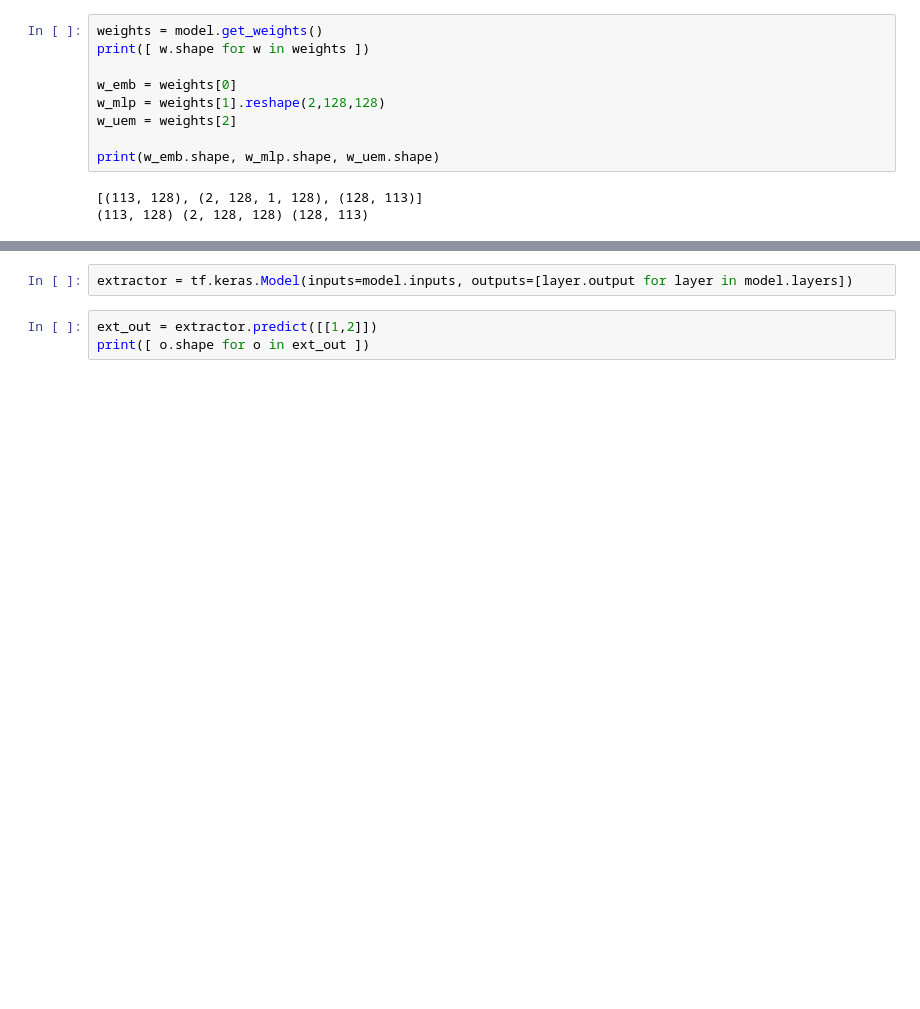
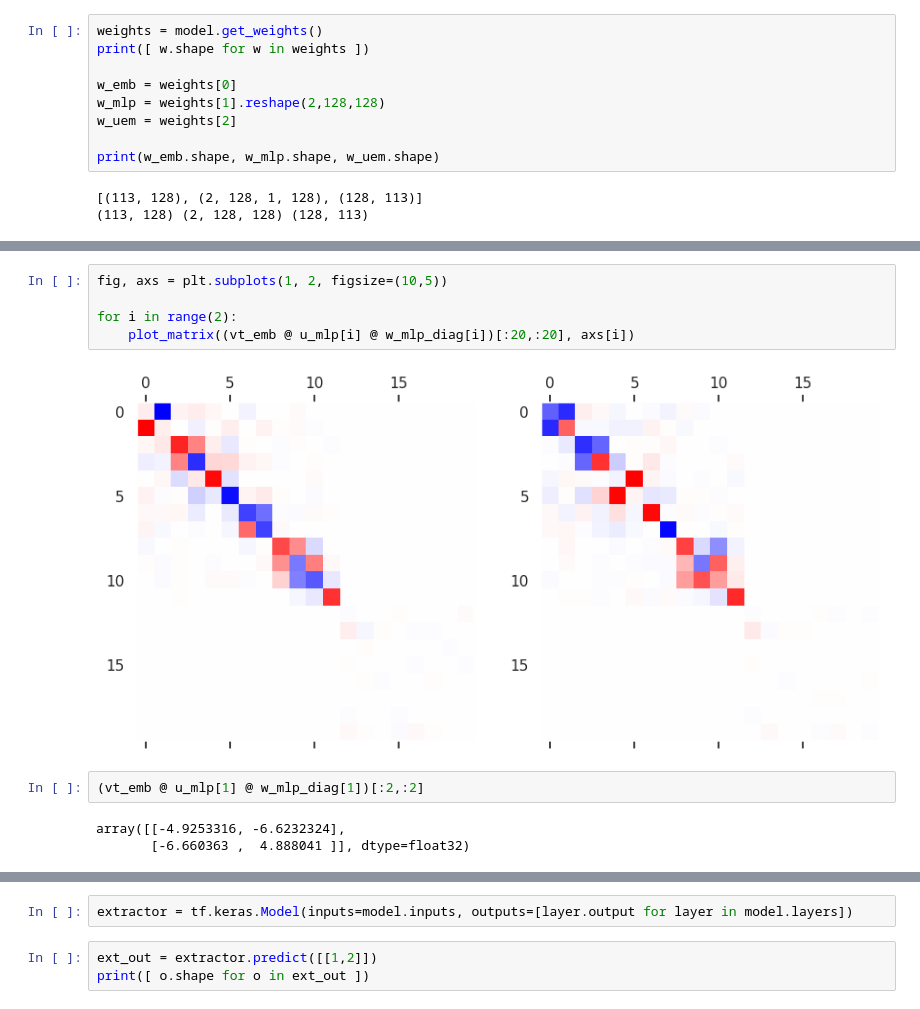
Before and after one commit to FriedChips/dl_basics, a Jupyter notebook: analysis/analysis_modulo_arithmetic.ipynb, the cells around one changed output, grey strips where cells are left out. Drawn from its saved outputs; the diff is of its cells as text; blank space fills up the shorter version.

```diff
--- a/analysis/analysis_modulo_arithmetic.ipynb
+++ b/analysis/analysis_modulo_arithmetic.ipynb
@@ -151,0 +114,12 @@ for i in range(2):
+# %%
+fig, axs = plt.subplots(1, 2, figsize=(10,5))
+
+for i in range(2):
+    plot_matrix((vt_emb @ u_mlp[i] @ w_mlp_diag[i])[:20,:20], axs[i])
+# %% [output]
+[figure, added]
+# %%
+(vt_emb @ u_mlp[1] @ w_mlp_diag[1])[:2,:2]
+# %% [output]
+array([[-4.9253316, -6.6232324],
+       [-6.660363 ,  4.888041 ]], dtype=float32)
```
Also changed, not shown: parts of 47 cells of this notebook.
